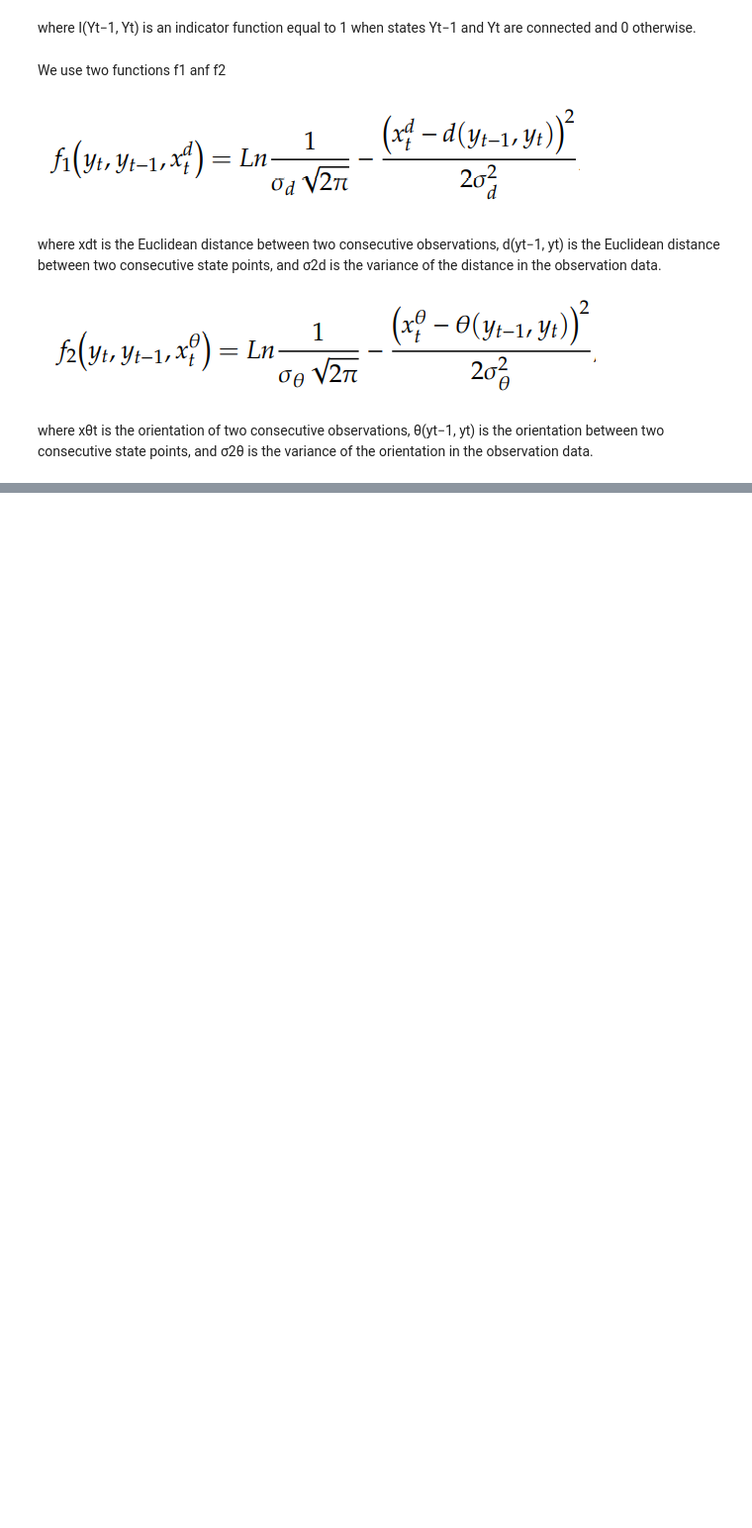
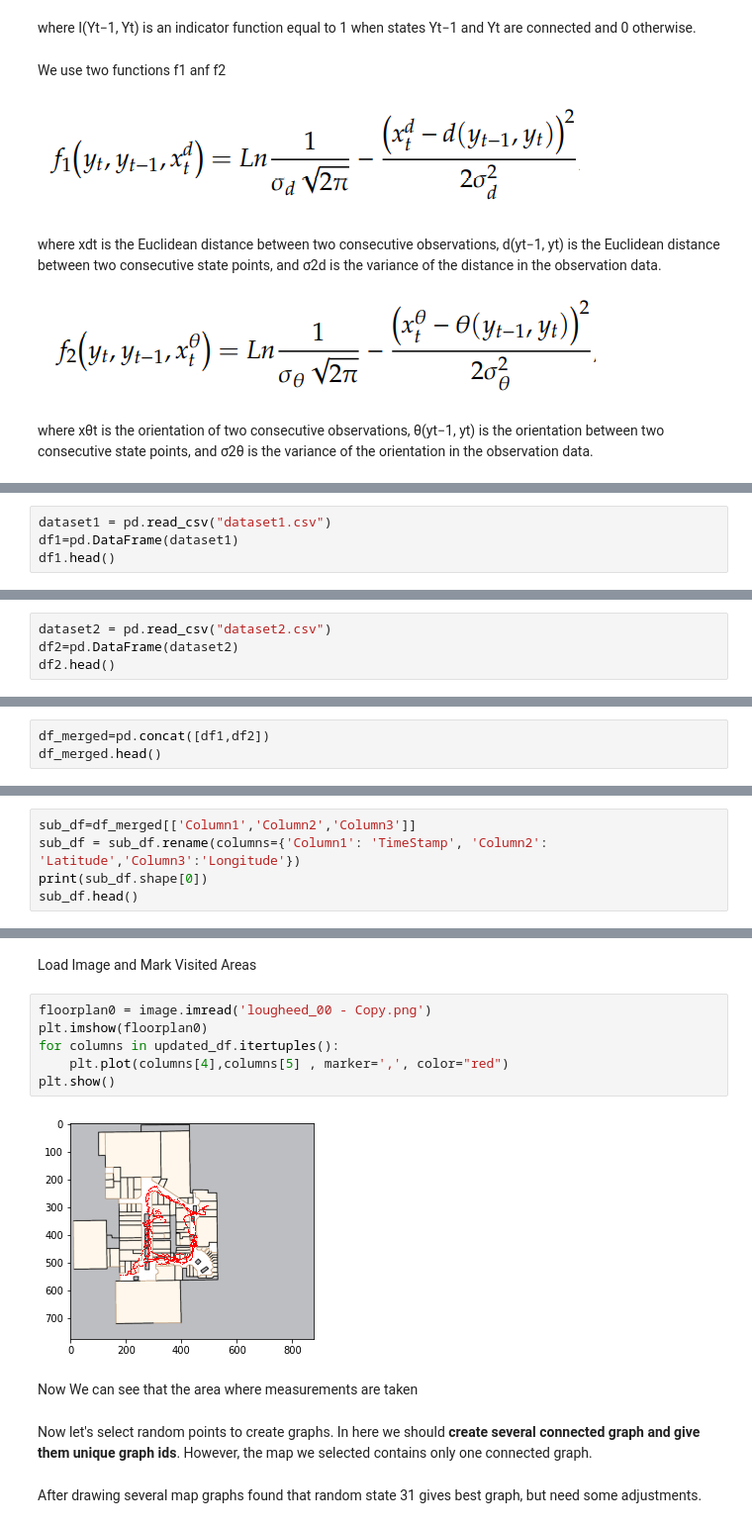
Before and after one commit to mashkarharis/Indoor-Floorplan-Localization-CRF, a Jupyter notebook: CRF.ipynb, the cells around one changed output, grey strips where cells are left out. Shown: that part at 99% size. Drawn from its saved outputs; the diff is of its cells as text; blank space fills up the shorter version.

```diff
--- a/CRF.ipynb
+++ b/CRF.ipynb
@@ -67,0 +107,4 @@ where xθt is the orientation of two consecutive observations, θ(yt−1, yt) is
+# %%
+dataset1 = pd.read_csv("dataset1.csv")
+df1=pd.DataFrame(dataset1)
+df1.head()
@@ -67,0 +120,4 @@ where xθt is the orientation of two consecutive observations, θ(yt−1, yt) is
+# %%
+dataset2 = pd.read_csv("dataset2.csv")
+df2=pd.DataFrame(dataset2)
+df2.head()
@@ -67,0 +133,3 @@ where xθt is the orientation of two consecutive observations, θ(yt−1, yt) is
+# %%
+df_merged=pd.concat([df1,df2])
+df_merged.head()
@@ -67,0 +155,5 @@ where xθt is the orientation of two consecutive observations, θ(yt−1, yt) is
+# %%
+sub_df=df_merged[['Column1','Column2','Column3']]
+sub_df = sub_df.rename(columns={'Column1': 'TimeStamp', 'Column2': 'Latitude','Column3':'Longitude'})
+print(sub_df.shape[0])
+sub_df.head()
@@ -67,0 +228,16 @@ where xθt is the orientation of two consecutive observations, θ(yt−1, yt) is
+# %% [markdown]
+Load Image and Mark Visited Areas
+# %%
+floorplan0 = image.imread('lougheed_00 - Copy.png')
+plt.imshow(floorplan0)
+for columns in updated_df.itertuples():
+    plt.plot(columns[4],columns[5] , marker=',', color="red")
+plt.show()
+# %% [output]
+[figure, added]
+# %% [markdown]
+Now We can see that the area where measurements are taken
+# %% [markdown]
+Now let's select random points to create graphs. In here we should **create several connected graph and give them unique graph ids**. However, the map we selected contains only one connected graph.
+# %% [markdown]
+After drawing several map graphs found that random state 31 gives best graph, but need some adjustments.
```
Also changed, not shown: parts of 34 cells of this notebook, 5 other files.
